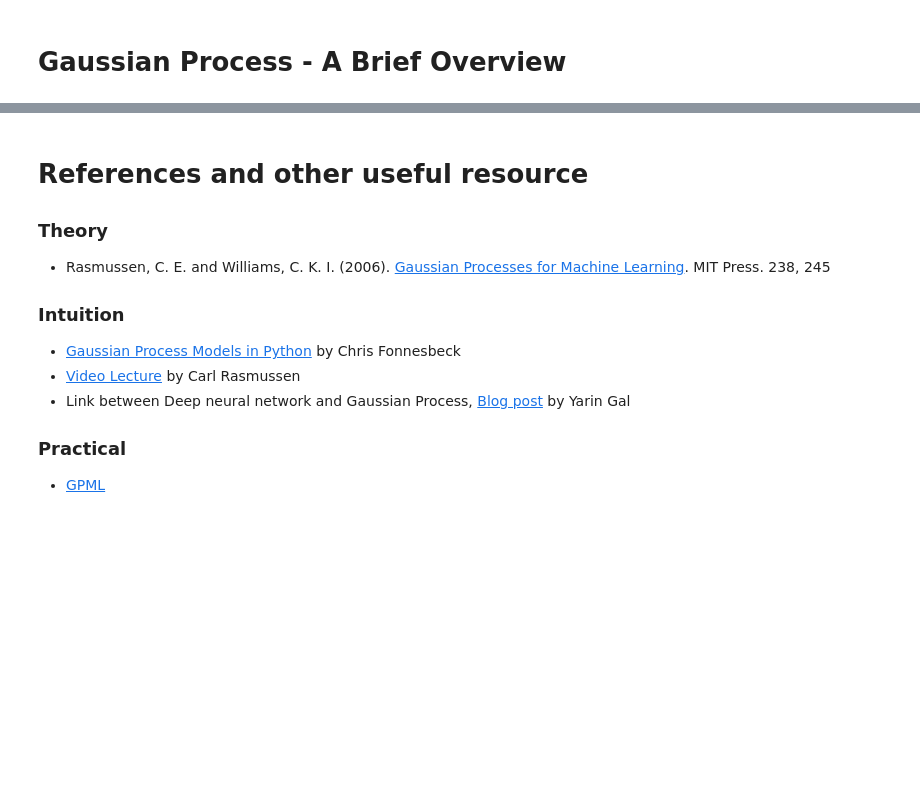
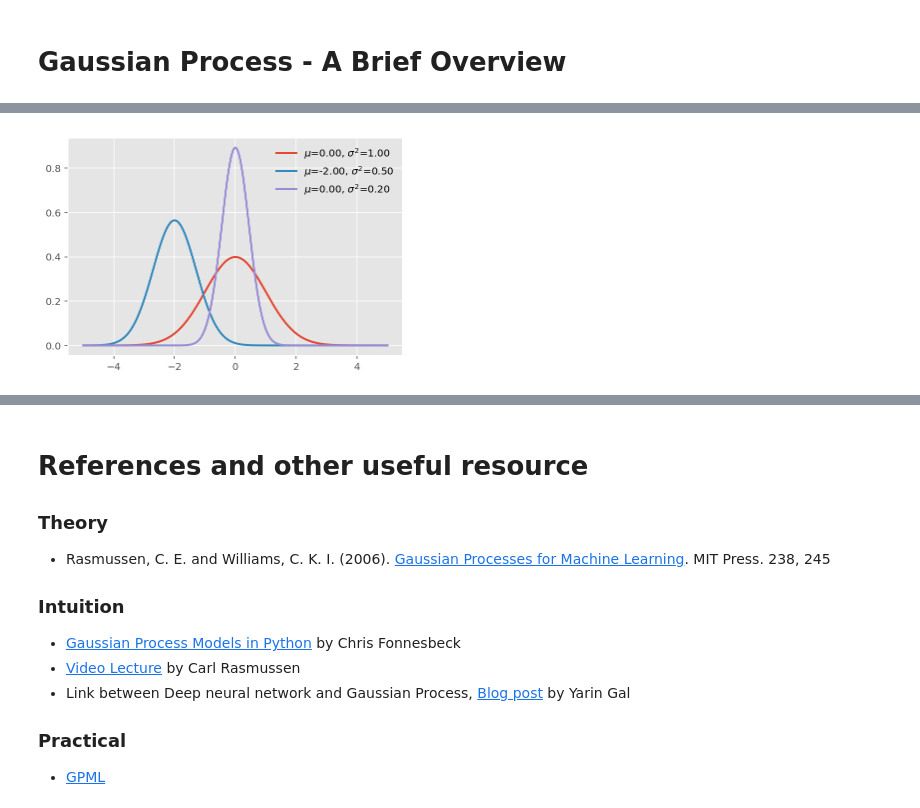
Before and after one commit to junpenglao/Bayesian_Smoothing_EyeMovement, a Jupyter notebook: GP_intro.ipynb, the cells around one changed output, grey strips where cells are left out. Drawn from its saved outputs; the diff is of its cells as text; code cells hidden in the pictures; blank space fills up the shorter version.

```diff
--- a/GP_intro.ipynb
+++ b/GP_intro.ipynb
@@ -1,2 +1,14 @@
 # %% [markdown]
 # Gaussian Process - A Brief Overview
+# %%
+%pylab inline
+
+import numpy as np
+import scipy.stats as stats
+import pymc3 as pm
+from theano import shared
+from scipy import optimize
+
+%config InlineBackend.figure_format = 'retina'
+%qtconsole --colors=linux
+plt.style.use('ggplot')
@@ -2,0 +23,10 @@
+# %%
+x = np.linspace(-5, 5, 500)
+mu = [0, -2, 0]
+sd = [1, .5, .2]
+for mi, si in zip(mu, sd):
+    rv = stats.norm(mi, np.sqrt(si))
+    plot(x, rv.pdf(x), lw=2, label=('$\mu$=%.2f, $\sigma^2$=%.2f' %(mi,si)))
+legend(loc='best', frameon=False);
+# %% [output]
+[figure, added]
```
Also changed, not shown: parts of 22 cells of this notebook, 3 other files.
